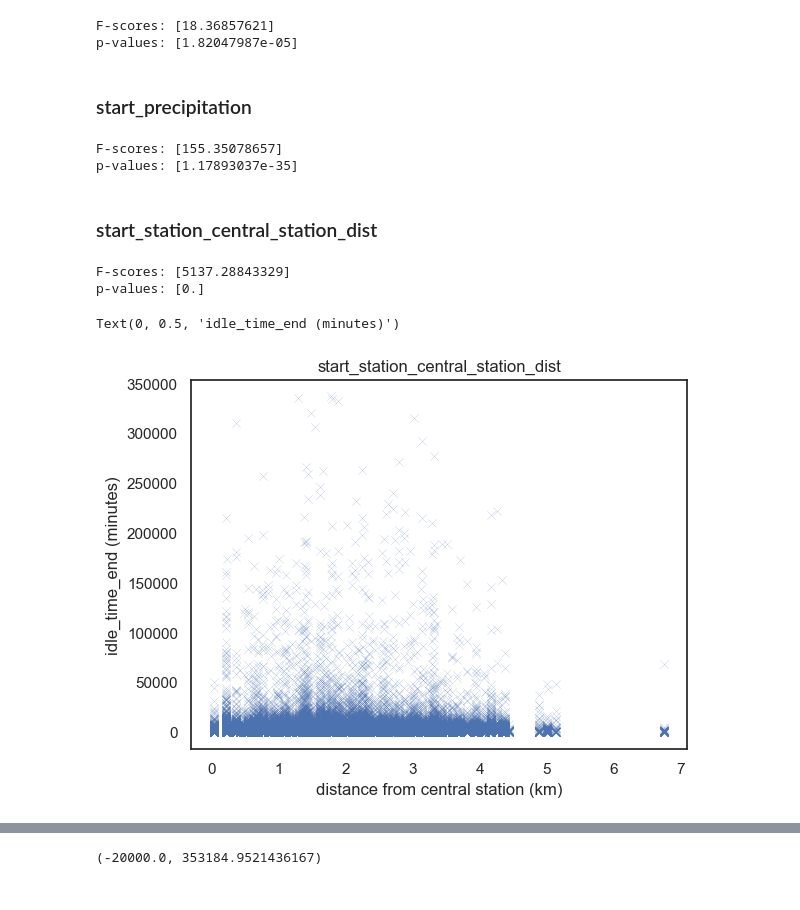
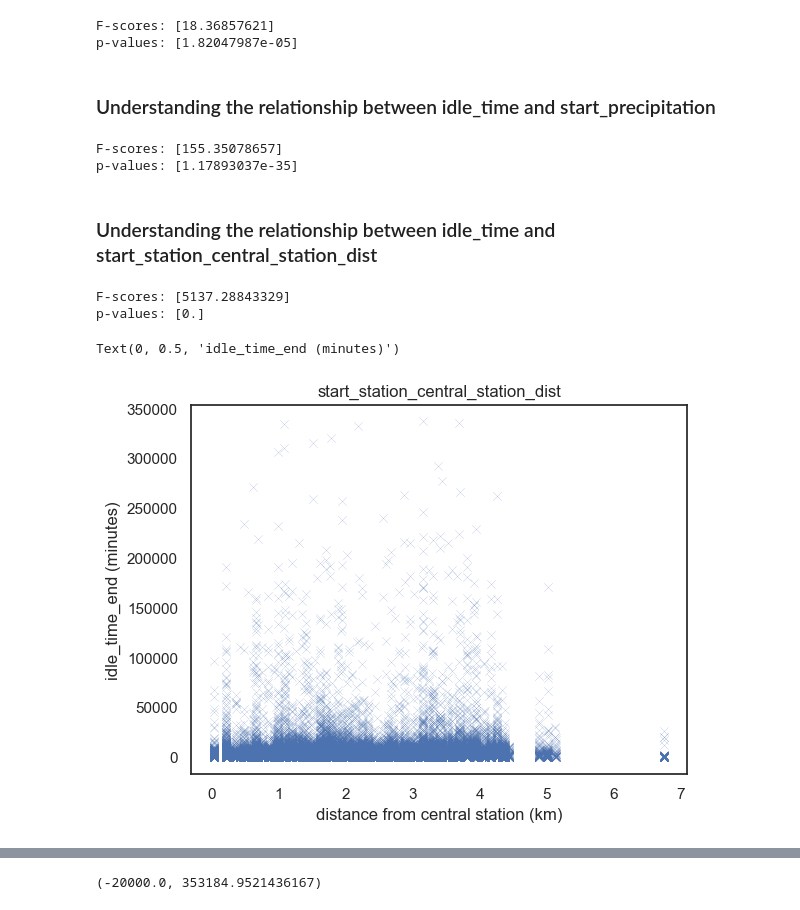
Before and after one commit to darebakdavca/Team_Project_DSML, a Jupyter notebook: Notebooks/4_Descriptive_analysis.ipynb, the cells around one changed output, grey strips where cells are left out. Drawn from its saved outputs; the diff is of its cells as text; code cells hidden in the pictures.

```diff
--- a/Notebooks/4_Descriptive_analysis.ipynb
+++ b/Notebooks/4_Descriptive_analysis.ipynb
@@ -218,4 +205,0 @@ Text(0, 0.5, 'idle_time')
-# %%
-# create month feature
-san_fran_df["Month"] = san_fran_df["start_time"].apply(lambda dt: dt.month)
-san_fran_df.head()
@@ -467,14 +436,14 @@ feature_selection('rain_start')
 F-scores: [18.36857621]
 p-values: [1.82047987e-05]
 # %% [markdown]
-### start_precipitation
+### Understanding the relationship between idle_time and start_precipitation
 # %%
 feature_selection('start_precipitation')
 # %% [output]
 F-scores: [155.35078657]
 p-values: [1.17893037e-35]
 # %% [markdown]
-### start_station_central_station_dist
+### Understanding the relationship between idle_time and start_station_central_station_dist
 # %%
 feature_selection('start_station_central_station_dist')
 # %% [output]
@@ -482,14 +451,14 @@ F-scores: [5137.28843329]
 p-values: [0.]
 # %%
 x= san_fran_df['start_station_central_station_dist']
-y= san_fran_df['idle_time_end'].dt.total_seconds() / 60.0
+y= san_fran_df['idle_time'].dt.total_seconds() / 60.0
 plt.scatter(x,y, marker='x', linewidths=0.1)
 plt.title('start_station_central_station_dist')
 plt.xlabel('distance from central station (km)')
 plt.ylabel('idle_time_end (minutes)')
 # %% [output]
 Text(0, 0.5, 'idle_time_end (minutes)')
-[figure, old version]
+[figure, new version]
 # %%
 #try to plot it using the distance to mean and median
 data = san_fran_df['idle_time']
```
Also changed, not shown: parts of 73 cells of this notebook.
